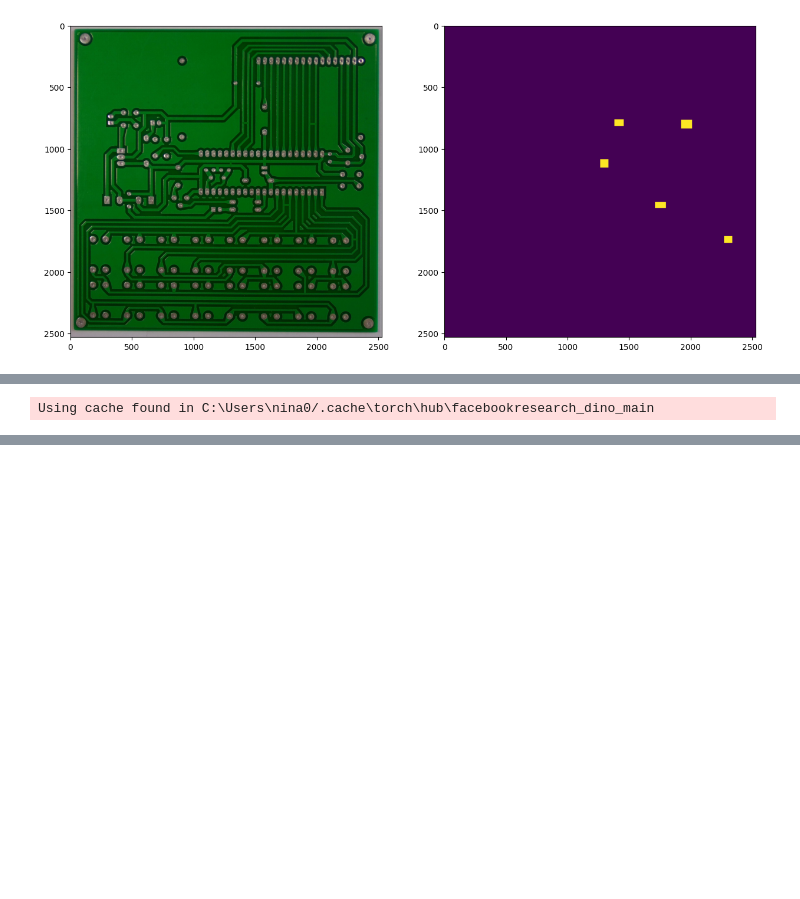
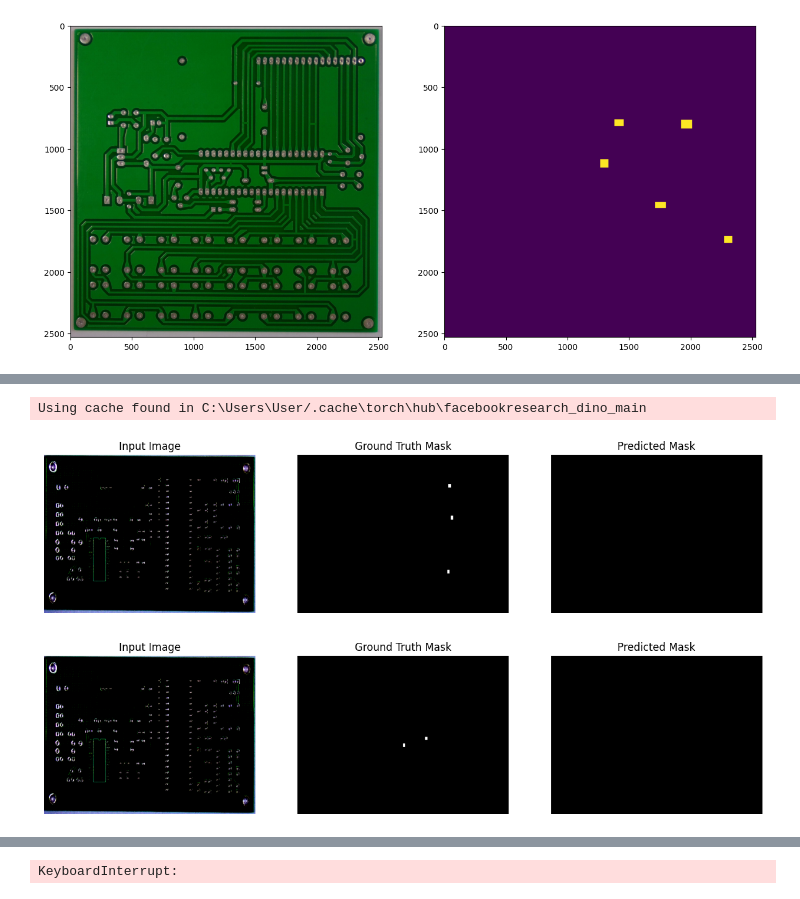
Before and after one commit to junjunsang/DINO_PCB_Segmentation, a Jupyter notebook: training.ipynb, the cells around one changed output, grey strips where cells are left out. Saved outputs shown, nothing was run; the diff lists cells and outputs as text; code cells hidden in the pictures; blank space fills up the shorter version.

Commit message:
Initial commit: PCB Segmentation training & inference code

```diff
--- a/training.ipynb
+++ b/training.ipynb
@@ -450,11 +458,11 @@ CLASSES = select_classes
 ACTIVATION = 'sigmoid' # could be None for logits or 'softmax2d' for multiclass segmentation
 
 
-model = UNetResNet50(num_classes=2, pretrained=True)
+model = UNetResNet50(num_classes=1, pretrained=True)
 model.to(DEVICE)
 preprocessing_fn = smp.encoders.get_preprocessing_fn(ENCODER, ENCODER_WEIGHTS)
 # %% [output]
-Using cache found in C:\Users\nina0/.cache\torch\hub\facebookresearch_dino_main
+Using cache found in C:\Users\User/.cache\torch\hub\facebookresearch_dino_main
 # %%
 # Get train and val dataset instances
 train_dataset = RoadsDataset(
@@ -524,9 +532,19 @@ TRAINING = True
 
 
 # define loss function
-dice_loss = DiceLoss(mode='multiclass')
-cross_entropy_loss = nn.CrossEntropyLoss()
-loss_fn = lambda outputs, targets: dice_loss(outputs, targets) + cross_entropy_loss(outputs, targets)
+import torch.nn as nn
+import segmentation_models_pytorch as smp
+
+# [수정됨] 1. 다중 분류(multiclass) -> 이진 분류(binary)로 변경
+dice_loss = smp.losses.DiceLoss(mode='binary')
+
+# [수정됨] 2. CrossEntropy -> BCEWithLogitsLoss (이진 분류 표준 손실 함수)
+# (만약 모델 출력에 이미 Sigmoid가 있다면 BCELoss를 써야 하지만, 보통은 LogitsLoss가 안전합니다)
+bce_loss = nn.BCEWithLogitsLoss()
+
+# 두 손실을 합침 (Dice + BCE)
+def loss_fn(outputs, targets):
+    return dice_loss(outputs, targets) + bce_loss(outputs, targets)
 # loss_fn = dice_loss
 
 # Define individual loss functions
@@ -543,7 +561,7 @@ loss_fn = lambda outputs, targets: dice_loss(outputs, targets) + cross_entropy_l
 
 # define metrics
 # iou_metric = torchmetrics.JaccardIndex(num_classes=2, task="binary").to(DEVICE)
-iou_metric = torchmetrics.JaccardIndex(num_classes=2, task="multiclass").to(DEVICE)
+iou_metric = torchmetrics.JaccardIndex(num_classes=1, task="binary").to(DEVICE)
 
 # metrics = [
 #     torchmetrics.JaccardIndex(num_classes=2, task="binary").to(DEVICE)
@@ -570,28 +588,28 @@ def train_one_epoch(model, dataloader, optimizer, loss_fn, iou_metric, device):
     running_iou = 0.0
 
     for images, masks in tqdm(dataloader):
-        images, masks = images.to(device), masks.to(device)
+        # [핵심 수정] masks.to(device) 뒤에 .float()를 붙여야 함!
+        images = images.to(device)
+        masks = masks.to(device).float()  # <--- Int를 Float로 변환 (0 -> 0.0)
 
         # Forward pass
         outputs = model(images)
 
-        # Compute loss
-        # print(outputs.shape, masks.squeeze(1).shape)
-        loss = loss_fn(outputs, masks.squeeze(1))
-        # loss = combined_loss(outputs, masks.squeeze(1))
+        # 안전장치: 마스크가 3차원이면 4차원으로 (Batch, 1, H, W)
+        if masks.dim() == 3:
+            masks = masks.unsqueeze(1)
 
-        # Zero gradients, backpropagation, and optimization
+        loss = loss_fn(outputs, masks)
+
         optimizer.zero_grad()
         loss.backward()
         optimizer.step()
 
-        # Accumulate loss and IoU
         running_loss += loss.item()
-#         running_iou += iou_metric(outputs, masks).item()
-        # Compute IoU
-        preds = torch.argmax(outputs, dim=1)
-#         print(preds.shape, masks.squeeze(1).shape)
-        running_iou += iou_metric(preds, masks.squeeze(1)).item()
+
+        # IoU 계산
+        preds = (torch.sigmoid(outputs) > 0.5).float()
+        running_iou += iou_metric(preds, masks).item()
 
     return running_loss / len(dataloader), running_iou / len(dataloader)
 
@@ -606,29 +624,26 @@ def validate_one_epoch(model, dataloader, loss_fn, iou_metric, device, visualize
 
     with torch.no_grad():
         for i, (images, masks) in enumerate(tqdm(dataloader)):
-            images, masks = images.to(device), masks.to(device)
+            # [핵심 수정] 여기도 .float() 추가
+            images = images.to(device)
+            masks = masks.to(device).float()
 
             # Forward pass
             outputs = model(images)
 
-            # Compute loss
-            loss = loss_fn(outputs, masks.squeeze(1))
-            # loss = combined_loss(outputs, masks.squeeze(1))
+            # 안전장치
+            if masks.dim() == 3:
+                masks = masks.unsqueeze(1)
 
-            # Accumulate loss and IoU
+            loss = loss_fn(outputs, masks)
             val_loss += loss.item()
-#             val_iou += iou_metric(outputs, masks).item()
-            # Compute IoU
-            preds = torch.argmax(outputs, dim=1)
-            val_iou += iou_metric(preds, masks.squeeze(1)).item()
 
-            # Visualization logic
+            preds = (torch.sigmoid(outputs) > 0.5).float()
+            val_iou += iou_metric(preds, masks).item()
+
+            # 시각화
             if visualize and visualizations_done < num_visualizations:
-                # Randomly pick a batch index
-                # random_idx = random.randint(0, images.size(0) - 1)
-                visualize_segmentation(images,
-                                        masks,
-                                        outputs)
+                visualize_segmentation(images, masks, outputs)
                 visualizations_done += 1
 
     return val_loss / len(dataloader), val_iou / len(dataloader)
@@ -652,7 +667,7 @@ def visualize_segmentation(images, masks, outputs):
         axs[0].axis('off')
 
         # Plot the ground truth mask
-        axs[1].imshow(masks[i].reshape(480, 640), cmap='gray')
+        axs[1].imshow(masks[i].squeeze(), cmap='gray')
         axs[1].set_title("Ground Truth Mask")
         axs[1].axis('off')
 
@@ -667,30 +682,33 @@ def visualize_segmentation(images, masks, outputs):
 
 train_loss_list = []
 val_loss_list = []
 
 train_iou_list = []
 val_iou_list = []
 
 # Example usage
 for epoch in range(1, EPOCHS+1):
     train_loss, train_iou = train_one_epoch(model, train_loader, optimizer, loss_fn, iou_metric, DEVICE)
     val_loss, val_iou = validate_one_epoch(model, valid_loader, loss_fn, iou_metric, DEVICE, visualize=True)
 
     # Loss storing
     train_loss_list.append(train_loss)
     val_loss_list.append(val_loss)
 
     # IOU storing
     train_iou_list.append(train_iou)
     val_iou_list.append(val_iou)
 
 
     print(f"Epoch {epoch}: Train Loss = {train_loss:.4f}, Train IoU = {train_iou:.4f}")
     print(f"          Val Loss = {val_loss:.4f}, Val IoU = {val_iou:.4f}")
 
 
     if os.path.exists("models/base_line_e50_v3/"):
         torch.save(model.state_dict(), f'models/base_line_e50_v3/model_epoch_{epoch}.pth')  # Save the model weights
     else:
         os.makedirs("models/base_line_e50_v3/")
         torch.save(model.state_dict(), f'models/base_line_e50_v3/model_epoch_{epoch}.pth')  # Save the model weights
+# %% [output]
+[figure, added]
+[figure, added]
@@ -696,0 +717 @@ for epoch in range(1, EPOCHS+1):
+KeyboardInterrupt:
```
Also changed, not shown: parts of 7 cells of this notebook, 6 other files.
